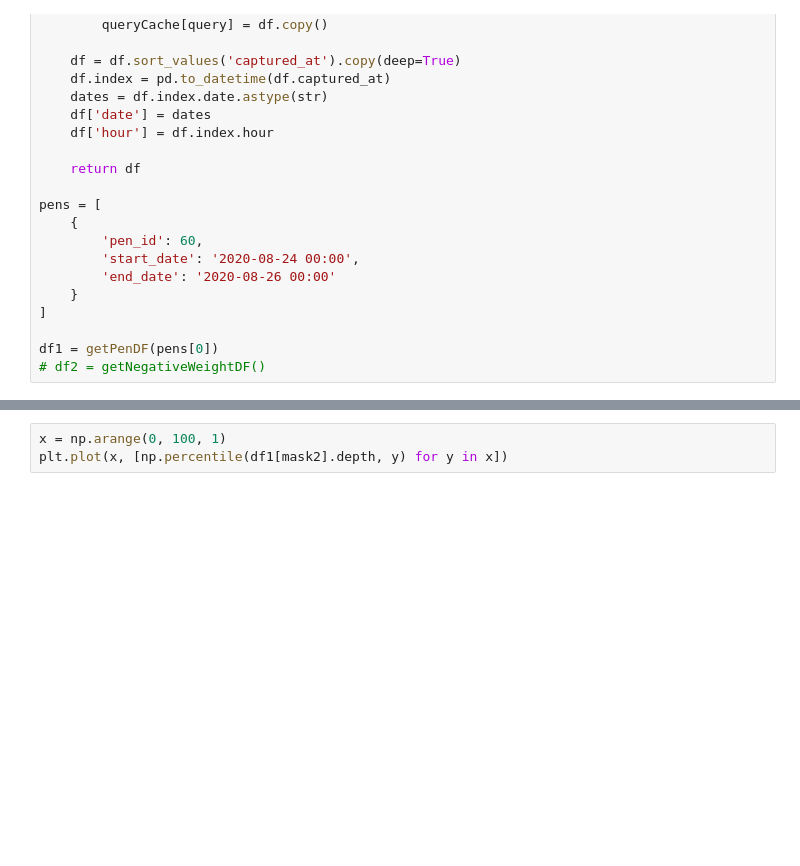
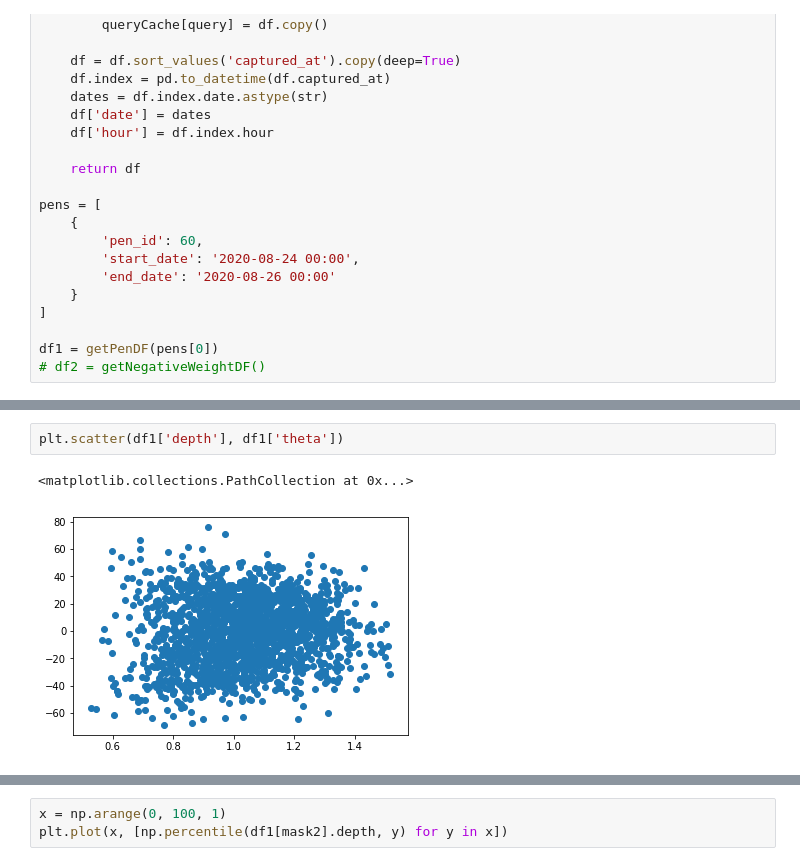
Before and after one commit to isabellafaccone/aquabytePersonal, a Jupyter notebook: bryton/biomass/Blom Vikane.ipynb, the cells around one changed output, grey strips where cells are left out. Saved outputs shown, nothing was run; the diff lists cells and outputs as text; blank space fills up the shorter version.

```diff
--- a/bryton/biomass/Blom Vikane.ipynb
+++ b/bryton/biomass/Blom Vikane.ipynb
@@ -125,0 +135,5 @@ df1['phi'] = phis
+# %%
+plt.scatter(df1['depth'], df1['theta'])
+# %% [output]
+<matplotlib.collections.PathCollection at 0x...>
+[figure, added]
```
Also changed, not shown: parts of 10 cells of this notebook, 10 other files.
